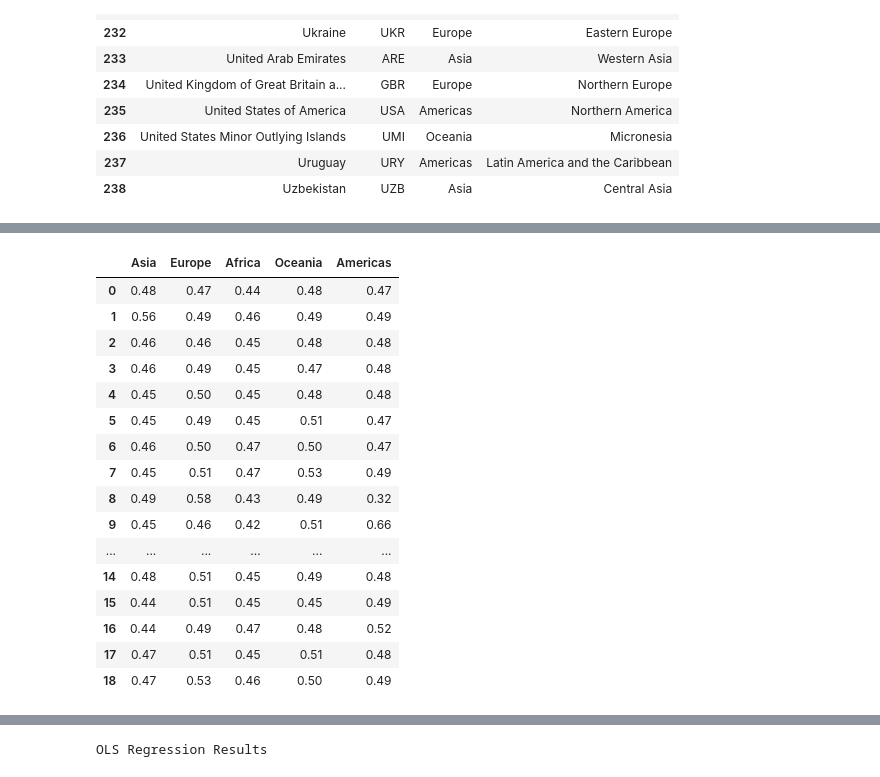
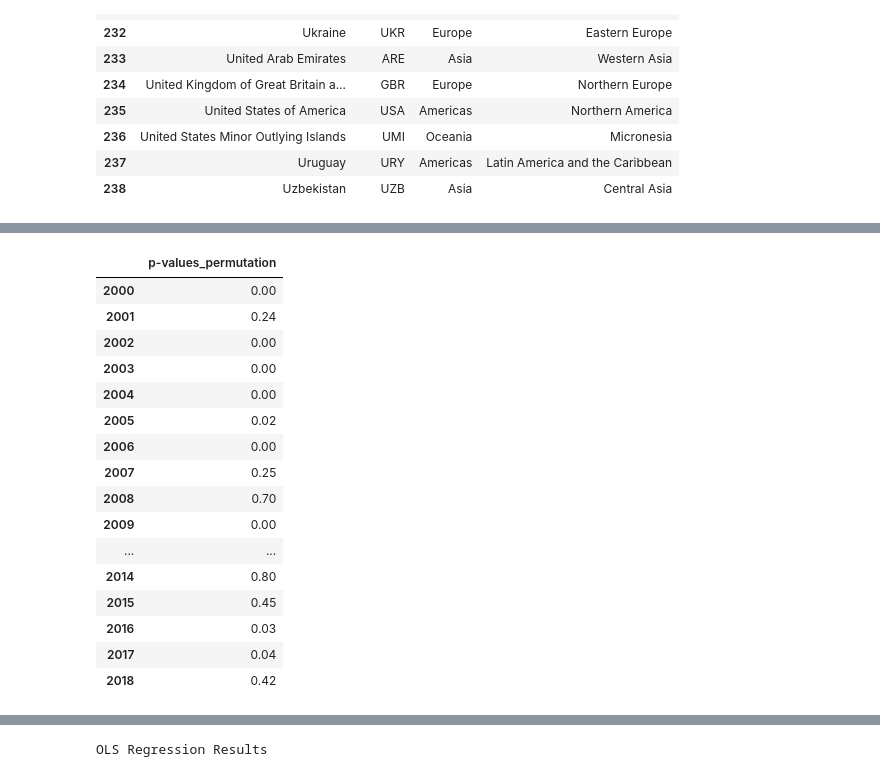
Before and after one commit to TunahanKanbak/VBM655, a Jupyter notebook: main.ipynb, the cells around one changed output, grey strips where cells are left out. Drawn from its saved outputs; the diff is of its cells as text; code cells hidden in the pictures.

```diff
--- a/main.ipynb
+++ b/main.ipynb
@@ -84,4 +84,4 @@ for year in ["{:d}".format(year) for year in range(2000, 2021)]:
         single_year_values["data_year"] = int(year)
     all_data_df = pd.concat([all_data_df, single_year_values], axis=0)
 
-all_data_df["transformed_co2_emission_kt"] = np.log(all_data_df.co2_emission_kt)
+all_data_df.dropna(subset=["co2_emission_kt"],inplace=True)
@@ -167,16 +341,0 @@ display("Asya ve Avustralya CO2 emisyon dağılımı arasında bir farklılık o
-# %%
-#‘greater’: the mean of the distribution underlying the first sample is greater than the mean of the distribution underlying the second sample.
-t_stat, p_value = stats.ttest_ind(emission_by_country_2019["Europe"], emission_by_country_2019["Oceania"], alternative="greater", equal_var=False)
-display("Avustralya ve Avrupa CO2 emisyon dağılımı arasında bir farklılık olup olmadığı üzere yapılan ttest analizinin sonucu olarak t değeri: {:.3f} ve p değeri: {:.3f} olarak elde edilmiştir.".format(t_stat, p_value))
-
-#‘greater’: the mean of the distribution underlying the first sample is greater than the mean of the distribution underlying the second sample.
-t_stat, p_value = stats.ttest_ind(emission_by_country_2019["Americas"], emission_by_country_2019["Oceania"], alternative="greater", equal_var=False)
-display("Avustralya ve Amerika CO2 emisyon dağılımı arasında bir farklılık olup olmadığı üzere yapılan ttest analizinin sonucu olarak t değeri: {:.3f} ve p değeri: {:.3f} olarak elde edilmiştir.".format(t_stat, p_value))
-
-#‘greater’: the mean of the distribution underlying the first sample is greater than the mean of the distribution underlying the second sample.
-t_stat, p_value = stats.ttest_ind(emission_by_country_2019["Africa"], emission_by_country_2019["Oceania"], alternative="greater", equal_var=False)
-display("Avustralya ve Afrika CO2 emisyon dağılımı arasında bir farklılık olup olmadığı üzere yapılan ttest analizinin sonucu olarak t değeri: {:.3f} ve p değeri: {:.3f} olarak elde edilmiştir.".format(t_stat, p_value))
-
-#‘greater’: the mean of the distribution underlying the first sample is greater than the mean of the distribution underlying the second sample.
-t_stat, p_value = stats.ttest_ind(emission_by_country_2019["Asia"], emission_by_country_2019["Oceania"], alternative="greater", equal_var=False)
-display("Asya ve Avustralya CO2 emisyon dağılımı arasında bir farklılık olup olmadığı üzere yapılan ttest analizinin sonucu olarak t değeri: {:.3f} ve p değeri: {:.3f} olarak elde edilmiştir.".format(t_stat, p_value))
@@ -188,46 +342,43 @@ display("Asya ve Avustralya CO2 emisyon dağılımı arasında bir farklılık o
 # %%
-region_by_year_emission = all_data_df[["region", "data_year", "transformed_co2_emission_kt"]]
+region_by_year_emission = all_data_df[["alpha-3","region", "data_year", "co2_emission_kt"]].dropna()
 years = region_by_year_emission.data_year.unique()
 countries = region_by_year_emission.region.unique()
-p_values = {}
-t_stats = {}
+p_values_list_permuted = []
+index = years[:-1]
 
-for region in countries:
-    p_value_list = []
-    t_stat_list = []
-    for year in years[:-2]:
-        year_mask = region_by_year_emission.data_year == year
-        next_year_mask = region_by_year_emission.data_year == year+1
-        region_mask = region_by_year_emission.region == region
+for year in tqdm(index):
+    year_mask = region_by_year_emission.data_year == year
+    next_year_mask = region_by_year_emission.data_year == (year+1)
+    left_df = region_by_year_emission[year_mask].dropna(subset=["co2_emission_kt"])
+    right_df = region_by_year_emission[next_year_mask].dropna(subset=["co2_emission_kt"])
+    merged_df = pd.merge(left_df, right_df, how="left", suffixes=("_pre", "_post"), on="alpha-3")
 
-        #‘less’: the mean of the distribution underlying the first sample is less than the mean of the distribution underlying the second sample.
-        t_stat, p_value = stats.ttest_ind(region_by_year_emission[np.logical_and(region_mask, year_mask)]["transformed_co2_emission_kt"].dropna(),
-                                                                   region_by_year_emission[np.logical_and(region_mask, next_year_mask)]["transformed_co2_emission_kt"].dropna(),
-                                                                       alternative="less", equal_var=False)
-        p_value_list.append(p_value)
-        t_stat_list.append(t_stat)
-    p_values[region] = p_value_list
-    t_stats[region] = t_stat_list
+    #‘less’: the mean of the distribution underlying the first sample is less than the mean of the distribution underlying the second sample.
 
-pd.DataFrame(p_values)
+    p_value = permutation_test_paired(merged_df["co2_emission_kt_pre"], merged_df["co2_emission_kt_post"], alternative="less")
+    p_values_list_permuted.append(p_value)
+
+pd.DataFrame({
+    "p-values_permutation": p_values_list_permuted
+}, index=index)
 # %% [output]
-|  | Asia | Europe | Africa | Oceania | Americas |
-| 0 | 0.48 | 0.47 | 0.44 | 0.48 | 0.47 |
-| 1 | 0.56 | 0.49 | 0.46 | 0.49 | 0.49 |
-| 2 | 0.46 | 0.46 | 0.45 | 0.48 | 0.48 |
-| 3 | 0.46 | 0.49 | 0.45 | 0.47 | 0.48 |
-| 4 | 0.45 | 0.50 | 0.45 | 0.48 | 0.48 |
-| 5 | 0.45 | 0.49 | 0.45 | 0.51 | 0.47 |
-| 6 | 0.46 | 0.50 | 0.47 | 0.50 | 0.47 |
-| 7 | 0.45 | 0.51 | 0.47 | 0.53 | 0.49 |
-| 8 | 0.49 | 0.58 | 0.43 | 0.49 | 0.32 |
-| 9 | 0.45 | 0.46 | 0.42 | 0.51 | 0.66 |
-| ... | ... | ... | ... | ... | ... |
-| 14 | 0.48 | 0.51 | 0.45 | 0.49 | 0.48 |
-| 15 | 0.44 | 0.51 | 0.45 | 0.45 | 0.49 |
-| 16 | 0.44 | 0.49 | 0.47 | 0.48 | 0.52 |
-| 17 | 0.47 | 0.51 | 0.45 | 0.51 | 0.48 |
-| 18 | 0.47 | 0.53 | 0.46 | 0.50 | 0.49 |
+|  | p-values_permutation |
+| 2000 | 0.00 |
+| 2001 | 0.24 |
+| 2002 | 0.00 |
+| 2003 | 0.00 |
+| 2004 | 0.00 |
+| 2005 | 0.02 |
+| 2006 | 0.00 |
+| 2007 | 0.25 |
+| 2008 | 0.70 |
+| 2009 | 0.00 |
+| ... | ... |
+| 2014 | 0.80 |
+| 2015 | 0.45 |
+| 2016 | 0.03 |
+| 2017 | 0.04 |
+| 2018 | 0.42 |
 # %%
 country_map = {
     "Europe": "Avrupa",
```
Also changed, not shown: parts of 15 cells of this notebook.
